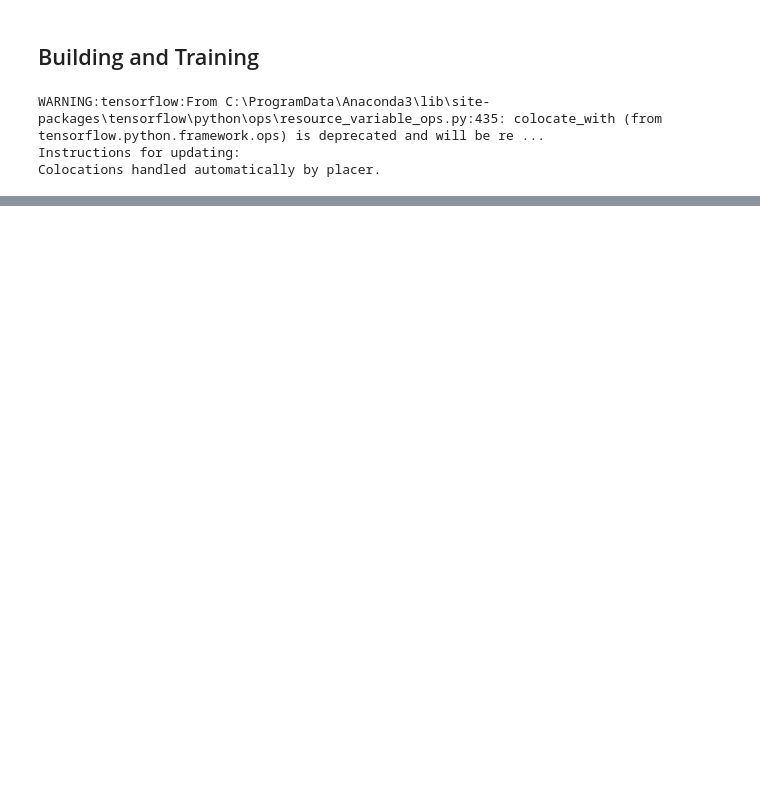
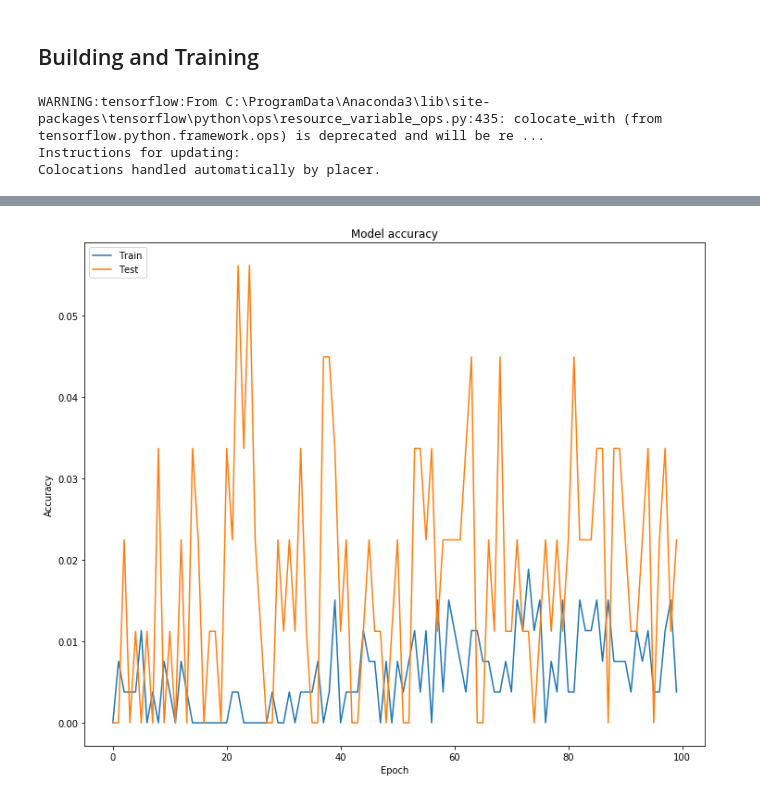
Before and after one commit to MichaelORegan/52954_MACHINE_LEARNING_AND_STATISTICS, a Jupyter notebook: 52954 Project Boston House Price Dataset.ipynb, the cells around one changed output, grey strips where cells are left out. Cells and saved outputs as stored; diff of their text form; code cells hidden in the pictures; blank space fills up the shorter version.

Commit message:
added new layer in neural network, used keras docs to add visualisations

```diff
--- a/52954 Project Boston House Price Dataset.ipynb
+++ b/52954 Project Boston House Price Dataset.ipynb
@@ -354,6 +354,7 @@ m = kr.models.Sequential()
 
 m.add(kr.layers.Dense(390, input_dim=13, activation="relu"))
 m.add(kr.layers.Dense(260, activation="relu"))
+m.add(kr.layers.Dense(130,  activation="sigmoid"))
 m.add(kr.layers.Dense(130,  activation="relu"))
 m.add(kr.layers.Dense(1, activation="linear"))
 
@@ -363,7 +364,7 @@ WARNING:tensorflow:From C:\ProgramData\Anaconda3\lib\site-packages\tensorflow\py
 Instructions for updating:
 Colocations handled automatically by placer.
 # %%
-m.fit(x_train, y_train, epochs=100, batch_size=10)
+history = m.fit(x_train, y_train, validation_split=0.25,epochs=100, batch_size=10, verbose=1)
 # %% [output]
 WARNING:tensorflow:From C:\ProgramData\Anaconda3\lib\site-packages\tensorflow\python\ops\math_ops.py:3066: to_int32 (from tensorflow.python.ops.math_ops) is deprecated and will be removed in a future  ...
 Instructions for updating:
@@ -425,0 +426,13 @@ m.evaluate(x_test, y_test)
+# %%
+# https://keras.io/visualization/
+
+# Plot training & validation accuracy values
+plt.plot(history.history['accuracy'])
+plt.plot(history.history['val_accuracy'])
+plt.title('Model accuracy')
+plt.ylabel('Accuracy')
+plt.xlabel('Epoch')
+plt.legend(['Train', 'Test'], loc='upper left')
+plt.show()
+# %% [output]
+[figure, added]
```
Also changed, not shown: parts of 7 cells of this notebook.
